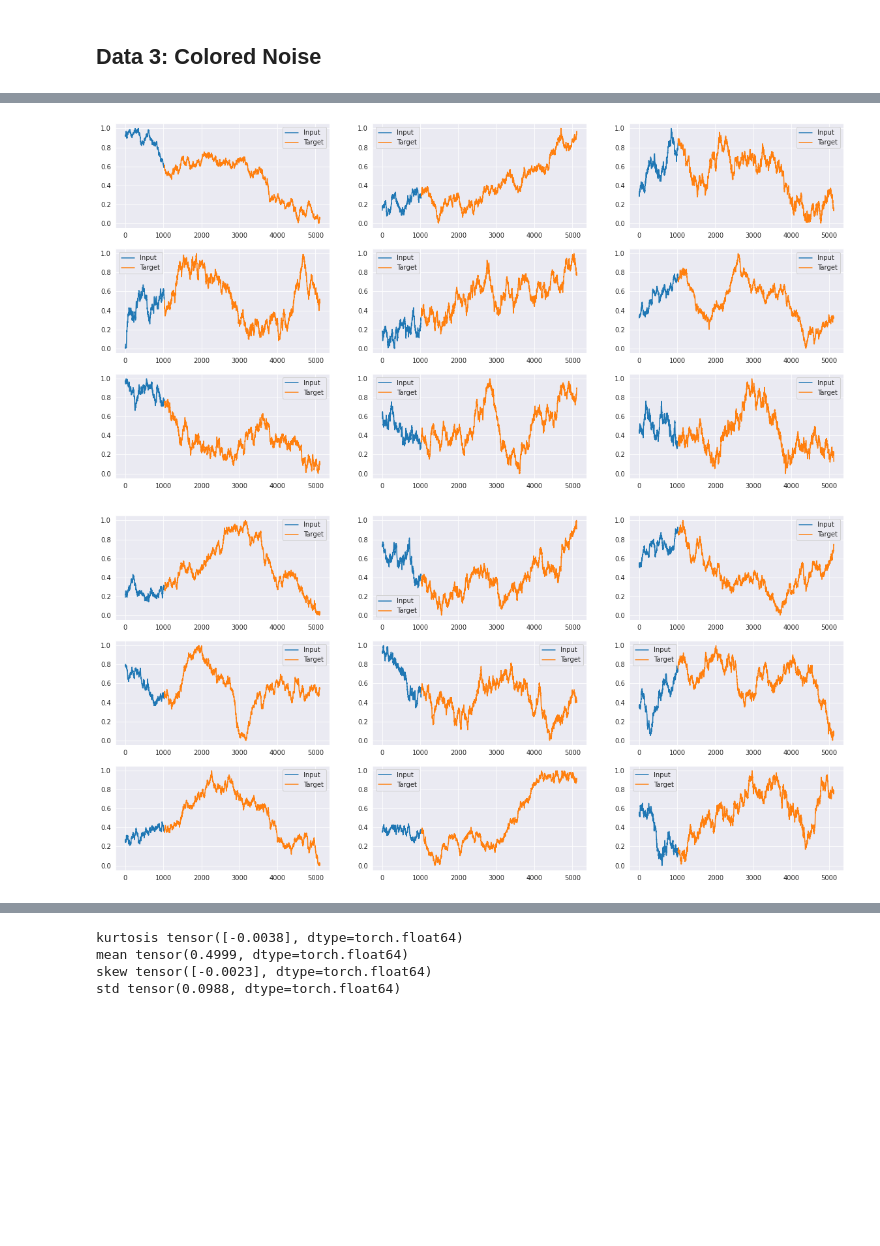
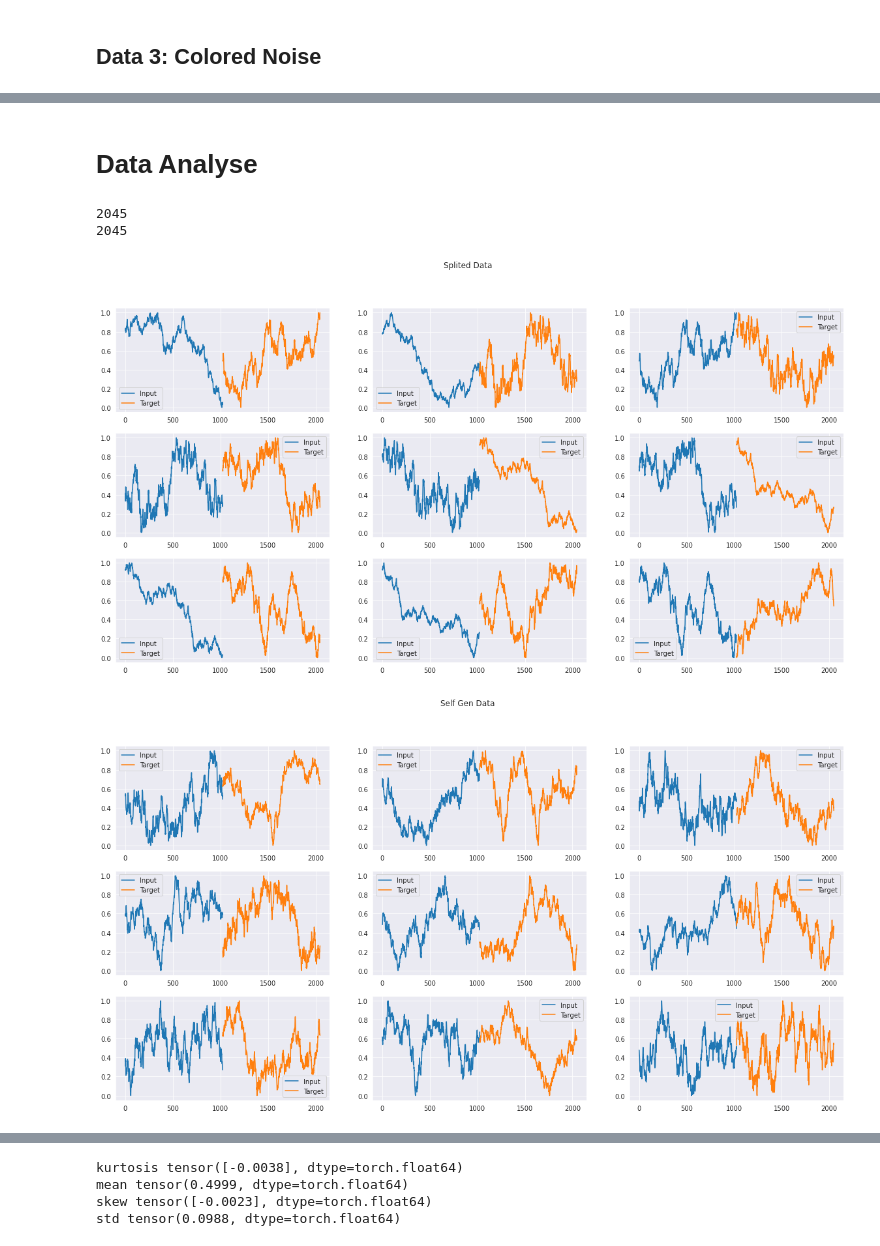
Before and after one commit to barauna-lo/Colored_Noise, a Jupyter notebook: CervejaGratis.ipynb, the cells around one changed output, grey strips where cells are left out. Cells and saved outputs as stored; diff of their text form; code cells hidden in the pictures; blank space fills up the shorter version.

```diff
--- a/CervejaGratis.ipynb
+++ b/CervejaGratis.ipynb
@@ -414,7 +421,7 @@ plt.show()
 # %%
-win_in = 2*1024
-win_ou = 4*1024
-jump = 64*1024*2
+win_in = 1024
+win_ou = 1024
+jump = 512
 
 dataset = rn
 trainX, trainY, trainX_test,trainY_test = create_dataset2(dataset,win_in,win_ou,jump,isTensor=True)
@@ -425,0 +429,8 @@ len(trainX)
+# %%
+plt.figure(figsize=(20,10))
+plt.suptitle('Splited Data')
+for k in range(9):
+  plt.subplot(3,3,k+1)
+  plot_test(trainX[k],trainY[k])
+  plt.legend()
+plt.show()
@@ -425,0 +439,2 @@ len(trainX)
+# %% [markdown]
+# Data Analyse
@@ -426,20 +502,28 @@ len(trainX)
+# %%
+print(len(trainX_wn))
+print(len(trainX_gen_wn))
+# %% [output]
+2045
+2045
 # %%
 plt.figure(figsize=(20,10))
+plt.suptitle('Splited Data')
 for k in range(9):
   plt.subplot(3,3,k+1)
-  plot_test(trainX[k],trainY[k])
+  plot_test(trainX_rn[k],trainY_rn[k])
   plt.legend()
 plt.show()
 
 plt.figure(figsize=(20,10))
+plt.suptitle('Self Gen Data')
 for k in range(9):
   plt.subplot(3,3,k+1)
-  plot_test(trainX_test[k],trainY_test[k])
+  plot_test(trainX_gen_rn[k],trainY_gen_rn[k])
   plt.legend()
 plt.show()
 # %% [output]
-[figure, old version]
+[figure, new version]
-[figure, old version]
+[figure, new version]
 # %%
 beta_index = -2
 delta_beta = DBeta()
```
Also changed, not shown: parts of 13 cells of this notebook.
